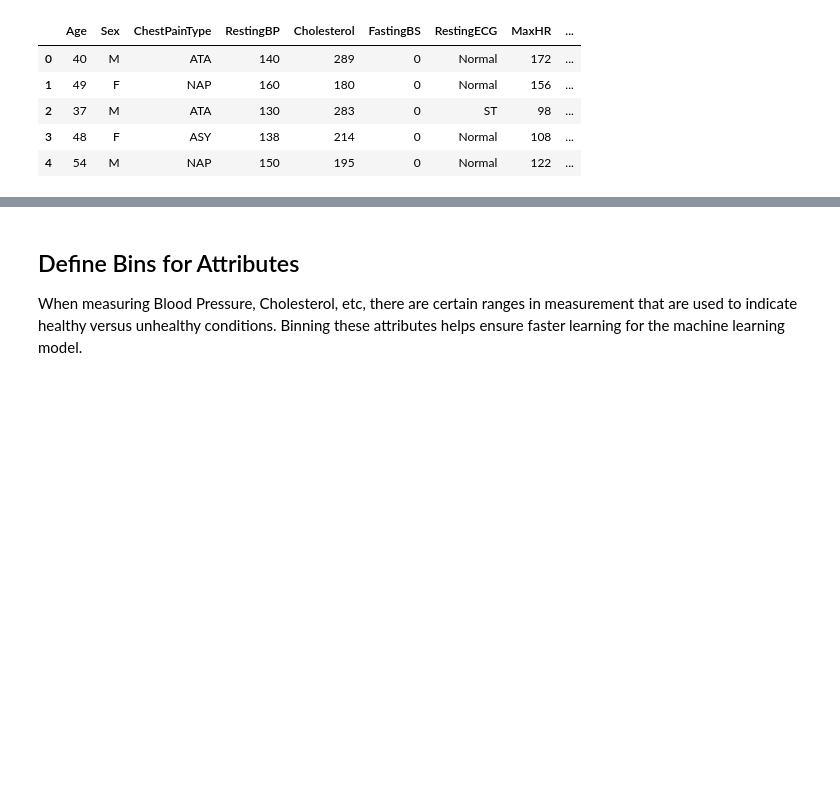
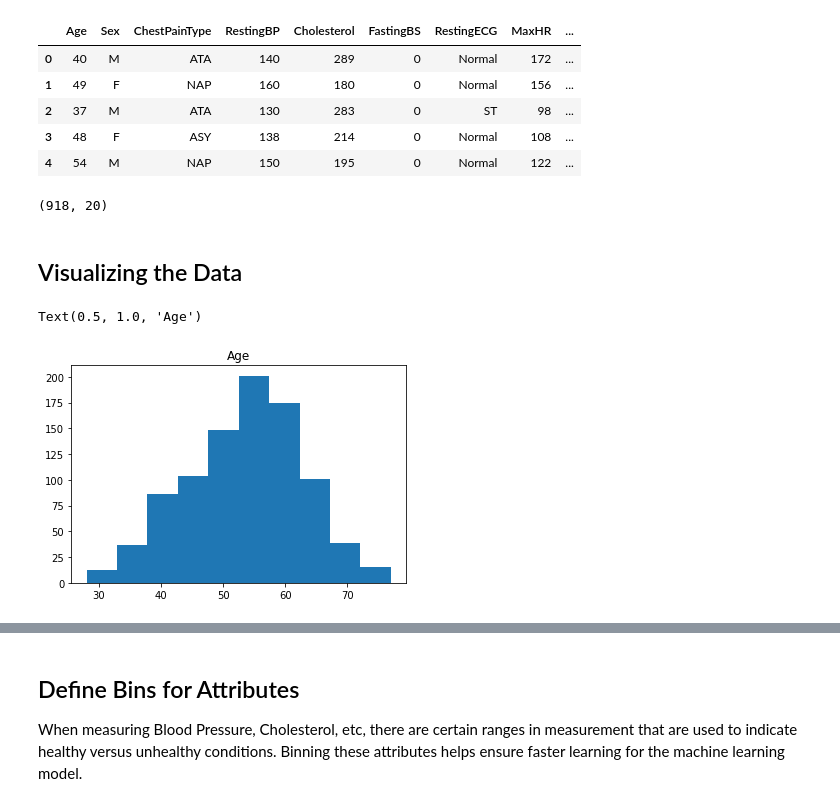
Before and after one commit to jhk0/csc511-term-project, a Jupyter notebook: data_preprocessing.ipynb, the cells around one changed output, grey strips where cells are left out. Cells and saved outputs as stored; diff of their text form; code cells hidden in the pictures; blank space fills up the shorter version.

```diff
--- a/data_preprocessing.ipynb
+++ b/data_preprocessing.ipynb
@@ -32,3 +32,16 @@ df.head()
 | 2 | 37 | M | ATA | 130 | 283 | 0 | ST | 98 | ... |
 | 3 | 48 | F | ASY | 138 | 214 | 0 | Normal | 108 | ... |
 | 4 | 54 | M | NAP | 150 | 195 | 0 | Normal | 122 | ... |
+# %%
+df.shape
+# %% [output]
+(918, 20)
+# %% [markdown]
+## Visualizing the Data
+# %%
+# Age
+df['Age'].hist(grid=False)
+plt.title('Age')
+# %% [output]
+Text(0.5, 1.0, 'Age')
+[figure, added]
```
Also changed, not shown: parts of 22 cells of this notebook, 3 other files.
